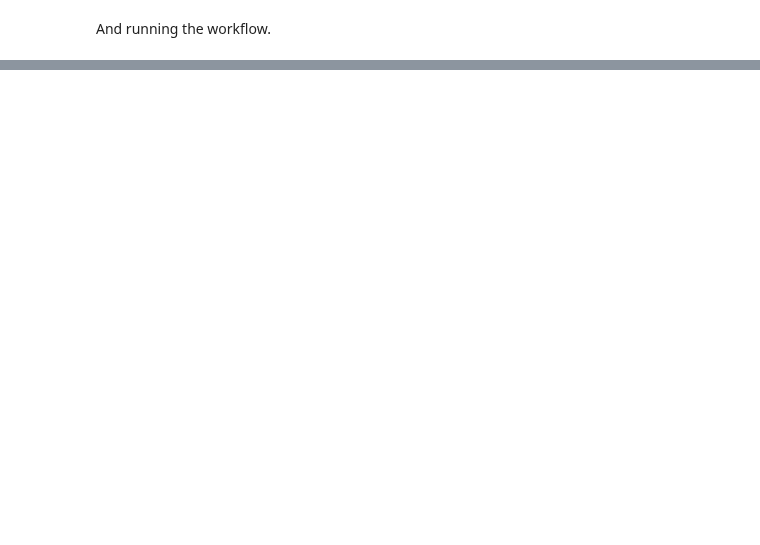
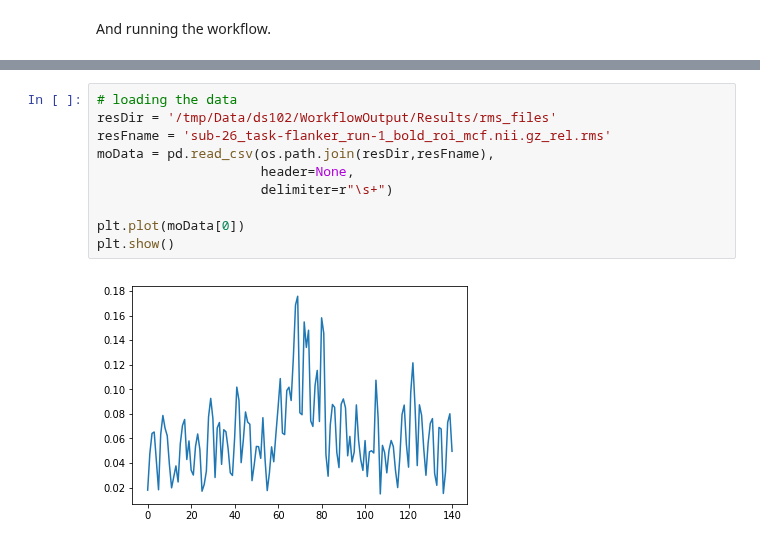
Before and after one commit to sathayas/JupyterfMRIFall2019, a Jupyter notebook: MoCor.ipynb, the cells around one changed output, grey strips where cells are left out. Drawn from its saved outputs; the diff is of its cells as text; blank space fills up the shorter version.

```diff
--- a/MoCor.ipynb
+++ b/MoCor.ipynb
@@ -198,0 +271,12 @@ moCor.run()
+# %%
+# loading the data
+resDir = '/tmp/Data/ds102/WorkflowOutput/Results/rms_files'
+resFname = 'sub-26_task-flanker_run-1_bold_roi_mcf.nii.gz_rel.rms'
+moData = pd.read_csv(os.path.join(resDir,resFname),
+                     header=None,
+                     delimiter=r"\s+")
+
+plt.plot(moData[0])
+plt.show()
+# %% [output]
+[figure, added]
```
Also changed, not shown: parts of 36 cells of this notebook.
